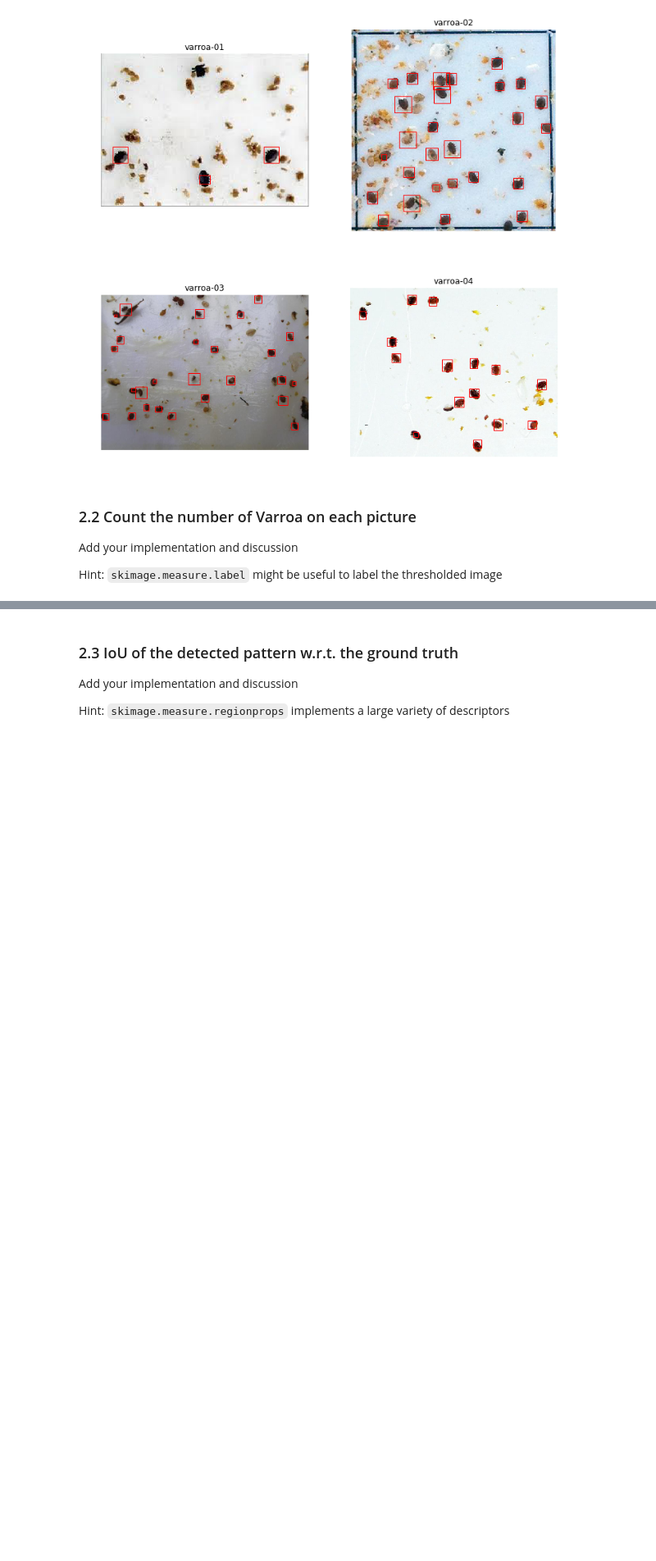
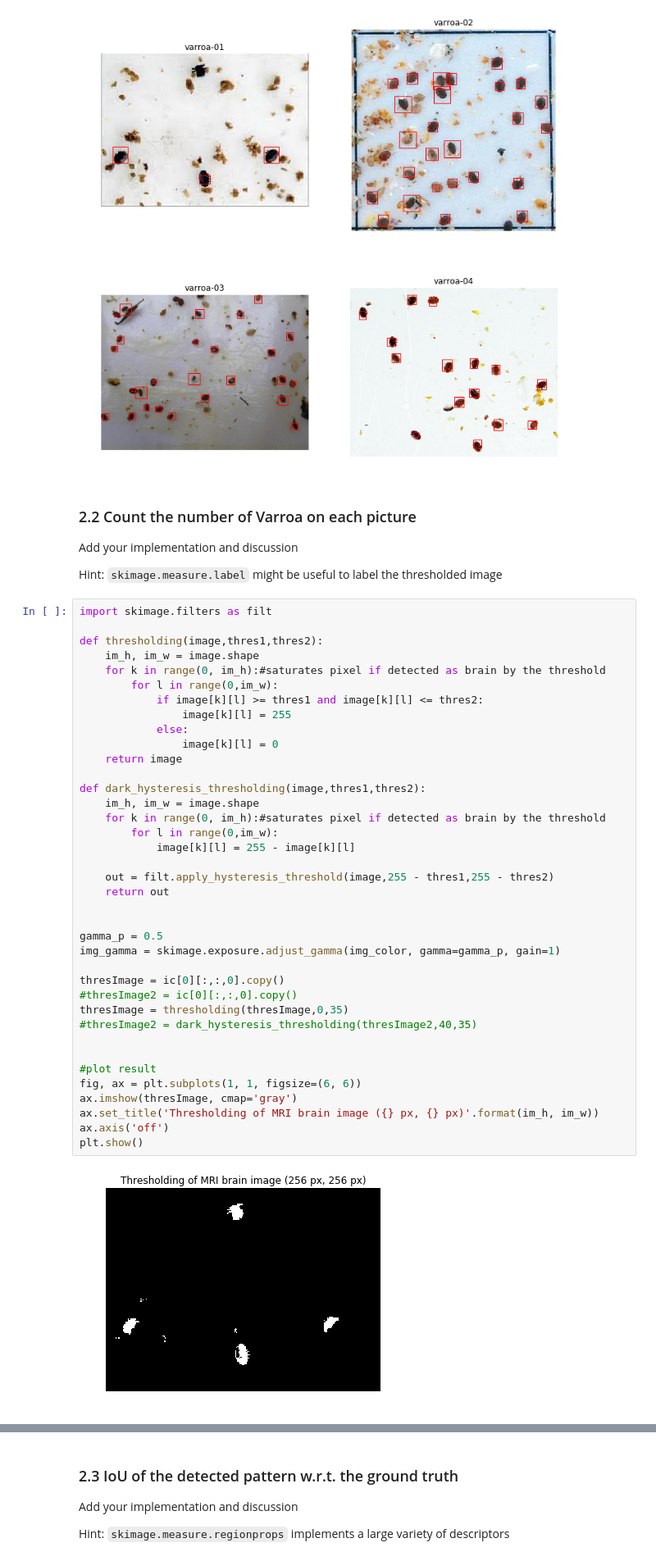
Before and after one commit to hellgheast/Image_analysis, a Jupyter notebook: lab_01_segmentation_Luca.ipynb, the cells around one changed output, grey strips where cells are left out. Shown at 82% size. Saved outputs shown, nothing was run; the diff lists cells and outputs as text; blank space fills up the shorter version.

```diff
--- a/lab_01_segmentation_Luca.ipynb
+++ b/lab_01_segmentation_Luca.ipynb
@@ -325,3 +324,43 @@ plt.show()
 Add your implementation and discussion
 
 Hint: `skimage.measure.label` might be useful to label the thresholded image
+# %%
+import skimage.filters as filt
+
+def thresholding(image,thres1,thres2):
+    im_h, im_w = image.shape
+    for k in range(0, im_h):#saturates pixel if detected as brain by the threshold
+        for l in range(0,im_w):
+            if image[k][l] >= thres1 and image[k][l] <= thres2:
+                image[k][l] = 255
+            else:
+                image[k][l] = 0
+    return image
+
+def dark_hysteresis_thresholding(image,thres1,thres2):
+    im_h, im_w = image.shape
+    for k in range(0, im_h):#saturates pixel if detected as brain by the threshold
+        for l in range(0,im_w):
+            image[k][l] = 255 - image[k][l]
+
+    out = filt.apply_hysteresis_threshold(image,255 - thres1,255 - thres2)
+    return out
+
+
+gamma_p = 0.5
+img_gamma = skimage.exposure.adjust_gamma(img_color, gamma=gamma_p, gain=1)
+
+thresImage = ic[0][:,:,0].copy()
+#thresImage2 = ic[0][:,:,0].copy()
+thresImage = thresholding(thresImage,0,35)
+#thresImage2 = dark_hysteresis_thresholding(thresImage2,40,35)
+
+
+#plot result
+fig, ax = plt.subplots(1, 1, figsize=(6, 6))
+ax.imshow(thresImage, cmap='gray')
+ax.set_title('Thresholding of MRI brain image ({} px, {} px)'.format(im_h, im_w))
+ax.axis('off')
+plt.show()
+# %% [output]
+[figure, added]
```
Also changed, not shown: parts of 3 cells of this notebook.
